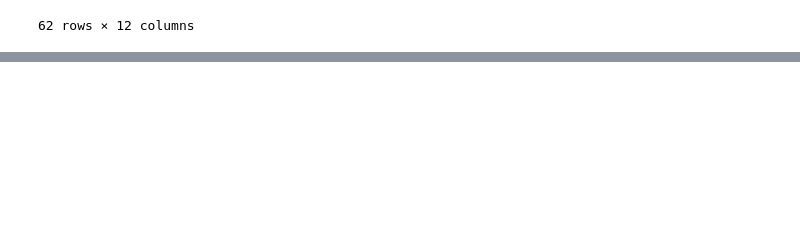
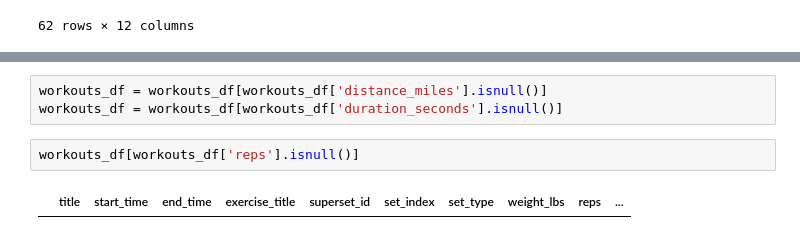
Before and after one commit to sheehanr/fitness-data-visualizer, a Jupyter notebook: notebooks/01_data_cleaning.ipynb, the cells around one changed output, grey strips where cells are left out. Cells and saved outputs as stored; diff of their text form; blank space fills up the shorter version.

```diff
--- a/notebooks/01_data_cleaning.ipynb
+++ b/notebooks/01_data_cleaning.ipynb
@@ -105,0 +140,7 @@ workouts_df[workouts_df['reps'].isnull()]
+# %%
+workouts_df = workouts_df[workouts_df['distance_miles'].isnull()]
+workouts_df = workouts_df[workouts_df['duration_seconds'].isnull()]
+# %%
+workouts_df[workouts_df['reps'].isnull()]
+# %% [output]
+|  | title | start_time | end_time | exercise_title | superset_id | set_index | set_type | weight_lbs | reps | ... |
```
Also changed, not shown: parts of 4 cells of this notebook.
